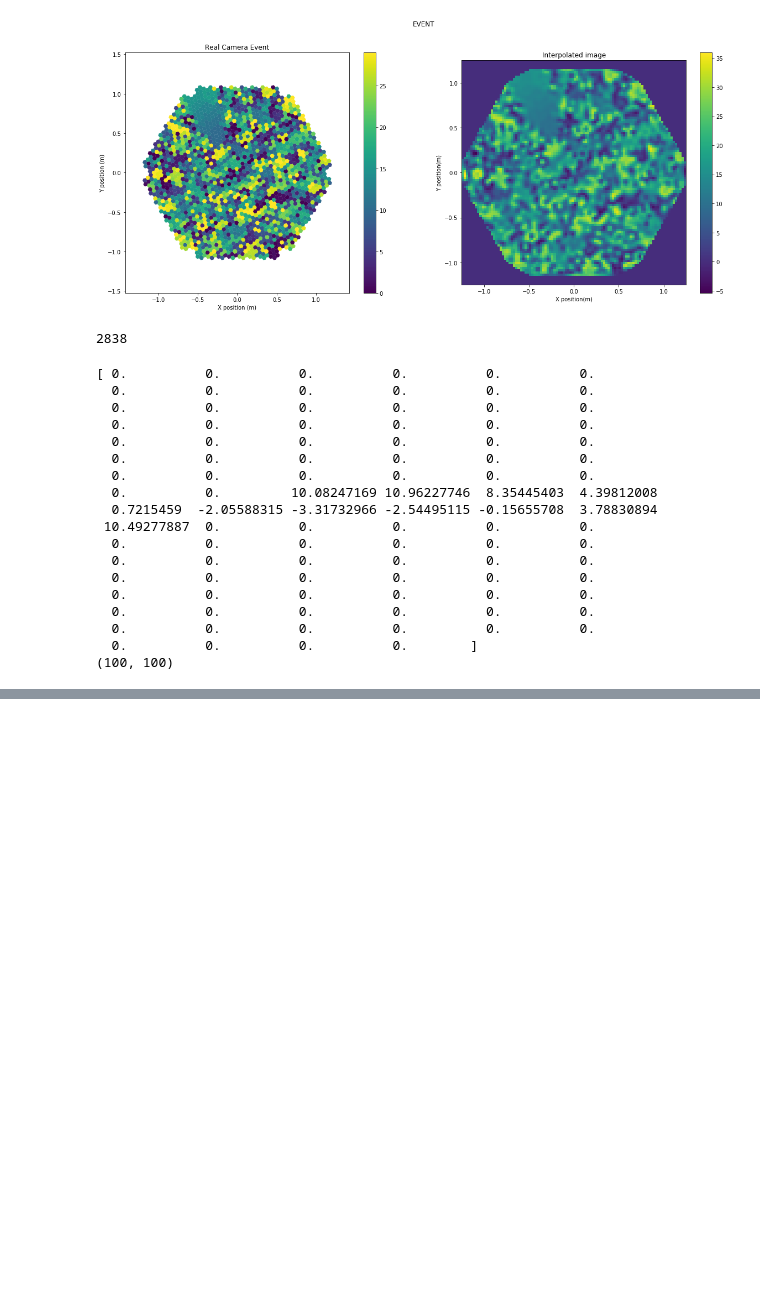
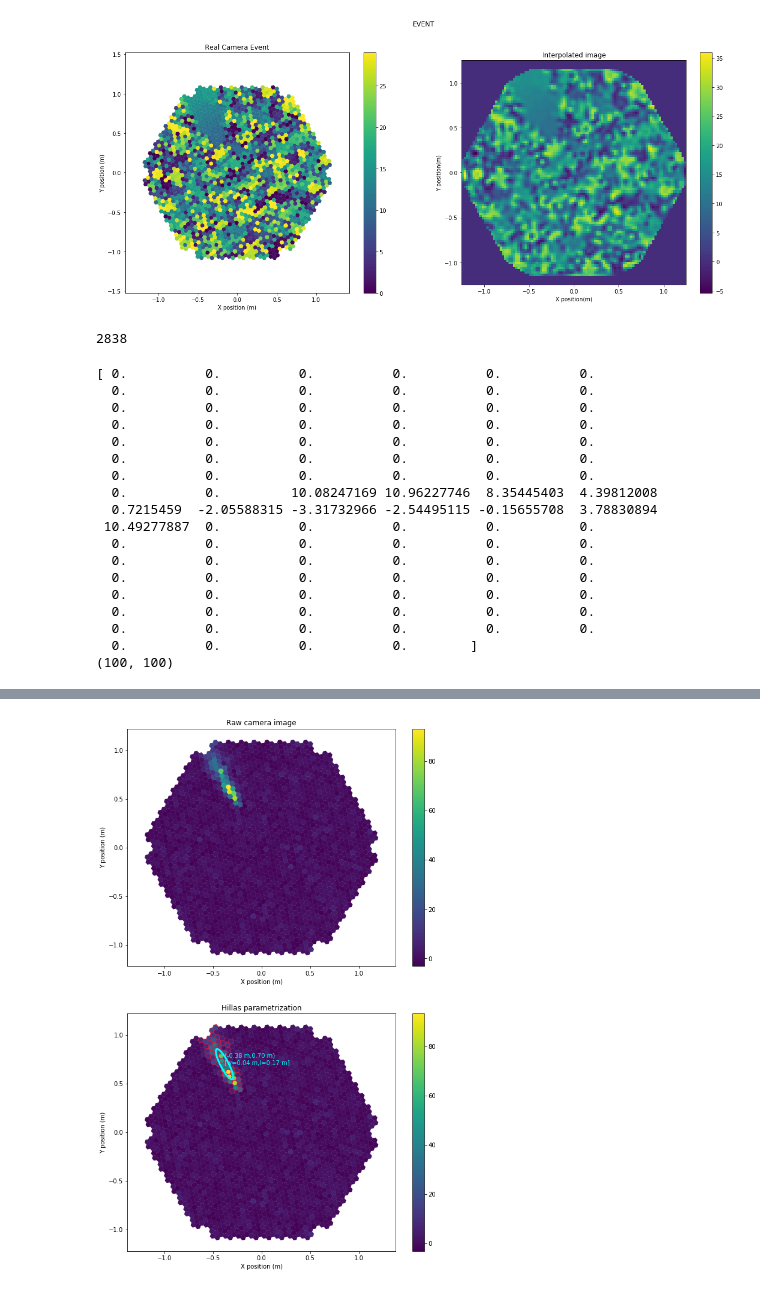
Before and after one commit to nicolamarinello/cta-lstchain, a Jupyter notebook: cnn/thesis_plots.ipynb, the cells around one changed output, grey strips where cells are left out. Cells and saved outputs as stored; diff of their text form; code cells hidden in the pictures; blank space fills up the shorter version.

```diff
--- a/cnn/thesis_plots.ipynb
+++ b/cnn/thesis_plots.ipynb
@@ -218,3 +218,77 @@ print(grid_z.shape)
   0.          0.          0.          0.          0.          0.
   0.          0.          0.          0.        ]
 (100, 100)
+# %%
+# hillas parameters
+
+from ctapipe.image import toymodel, hillas_parameters, tailcuts_clean
+from ctapipe.instrument import CameraGeometry
+from ctapipe.visualization import CameraDisplay
+
+# Load the camera
+geom = CameraGeometry.from_name("LSTCam")
+fig = plt.figure(figsize=(10, 16))
+
+ax = plt.subplot(2, 1, 1)
+
+disp = CameraDisplay(geom, ax=ax, title="Raw camera image")
+disp.add_colorbar()
+
+# Create a fake camera image to display:
+# model = toymodel.generate_2d_shower_model(
+#    centroid=(0.2, 0.0), width=0.05, length=0.15, psi='35d'
+# )
+
+#image, sig, bg = toymodel.make_toymodel_shower_image(
+#    geom, model.pdf, intensity=1500, nsb_level_pe=3
+#)
+
+# Apply image cleaning
+# cleanmask = tailcuts_clean(
+#    geom, img_charge, picture_thresh=10, boundary_thresh=5
+#)
+
+# Calculate image parameters
+#hillas = hillas_parameters(geom[cleanmask], img_charge[cleanmask])
+
+# Show the camera image and overlay Hillas ellipse and clean pixels
+disp.image = img_charge
+#disp.highlight_pixels(cleanmask, color='crimson')
+#disp.overlay_moments(hillas, color='cyan', linewidth=3)
+
+# Load the camera
+geom = CameraGeometry.from_name("LSTCam")
+
+ax = plt.subplot(2, 1, 2)
+
+disp = CameraDisplay(geom, ax=ax, title="Hillas parametrization")
+disp.add_colorbar()
+
+# Create a fake camera image to display:
+# model = toymodel.generate_2d_shower_model(
+#    centroid=(0.2, 0.0), width=0.05, length=0.15, psi='35d'
+# )
+
+#image, sig, bg = toymodel.make_toymodel_shower_image(
+#    geom, model.pdf, intensity=1500, nsb_level_pe=3
+#)
+
+# Apply image cleaning
+cleanmask = tailcuts_clean(
+    geom, img_charge, picture_thresh=10, boundary_thresh=5
+)
+
+# Calculate image parameters
+hillas = hillas_parameters(geom[cleanmask], img_charge[cleanmask])
+
+# Show the camera image and overlay Hillas ellipse and clean pixels
+disp.image = img_charge
+disp.highlight_pixels(cleanmask, color='crimson')
+disp.overlay_moments(hillas, color='cyan', linewidth=3)
+
+print(hillas)
+
+# plt.show()
+
+# plt.savefig('raw_hilas.eps', format='eps', bbox_inches='tight', pad_inches=0.9)
+# %% [output]
@@ -220,0 +305 @@ print(grid_z.shape)
+[figure, added]
```
Also changed, not shown: parts of 1 cell of this notebook, 1 other file.
